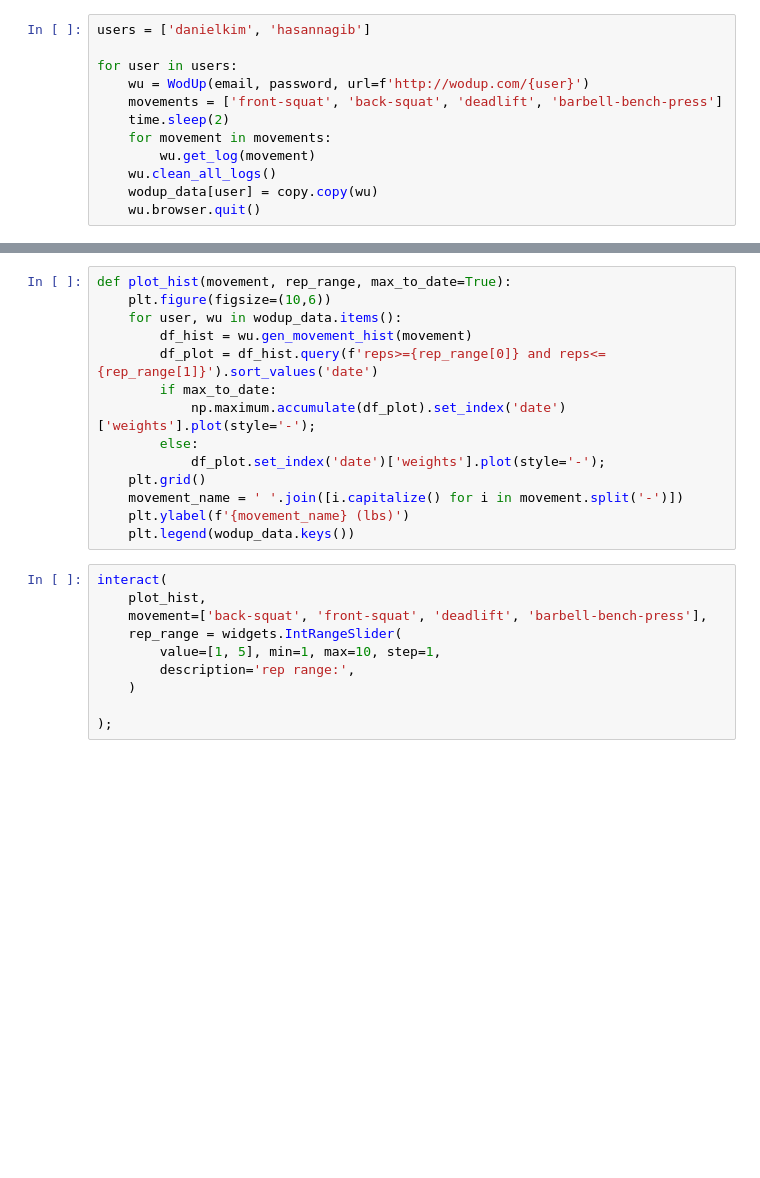
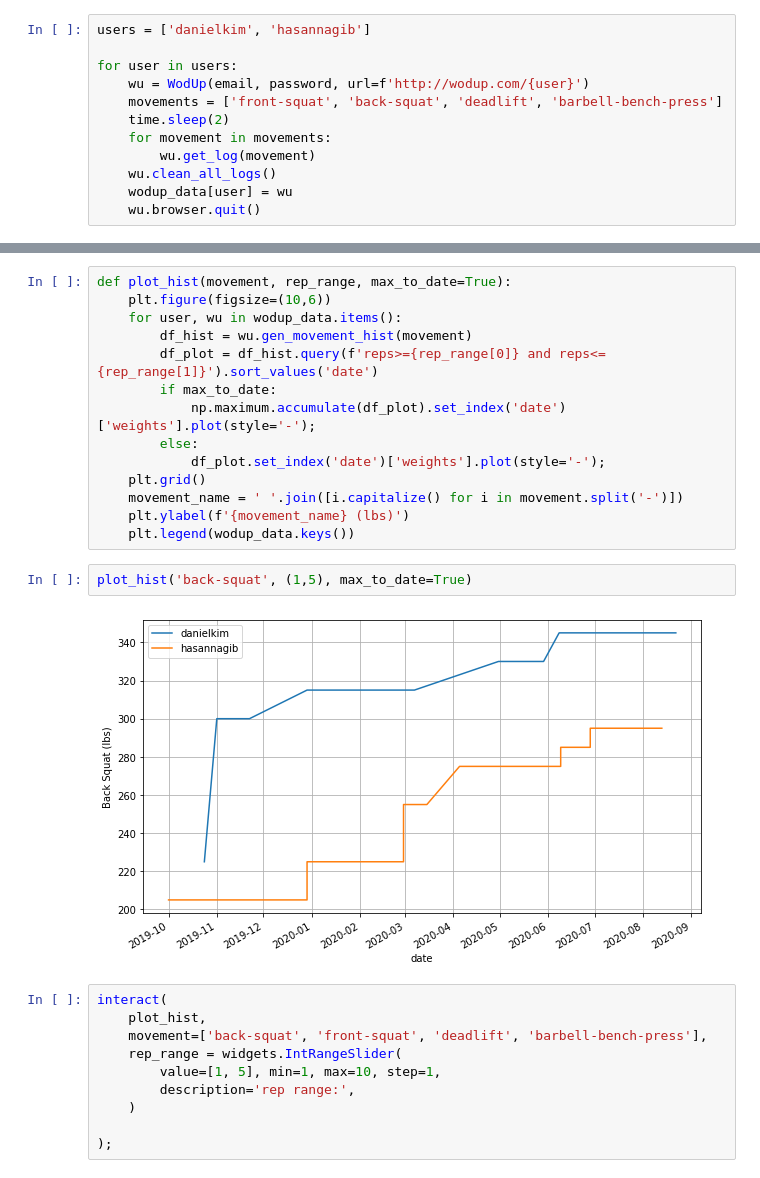
Before and after one commit to hnagib/WodUp-Scraper, a Jupyter notebook: notebooks/hn-wodup-crawler.ipynb, the cells around one changed output, grey strips where cells are left out. Saved outputs shown, nothing was run; the diff lists cells and outputs as text; blank space fills up the shorter version.

```diff
--- a/notebooks/hn-wodup-crawler.ipynb
+++ b/notebooks/hn-wodup-crawler.ipynb
@@ -36,5 +32,5 @@ for user in users:
     for movement in movements:
         wu.get_log(movement)
     wu.clean_all_logs()
-    wodup_data[user] = copy.copy(wu)
+    wodup_data[user] = wu
     wu.browser.quit()
@@ -54,6 +101,10 @@ def plot_hist(movement, rep_range, max_to_date=True):
     movement_name = ' '.join([i.capitalize() for i in movement.split('-')])
     plt.ylabel(f'{movement_name} (lbs)')
     plt.legend(wodup_data.keys())
+# %%
+plot_hist('back-squat', (1,5), max_to_date=True)
+# %% [output]
+[figure, added]
 # %%
 interact(
     plot_hist,
```
Also changed, not shown: parts of 12 cells of this notebook.
